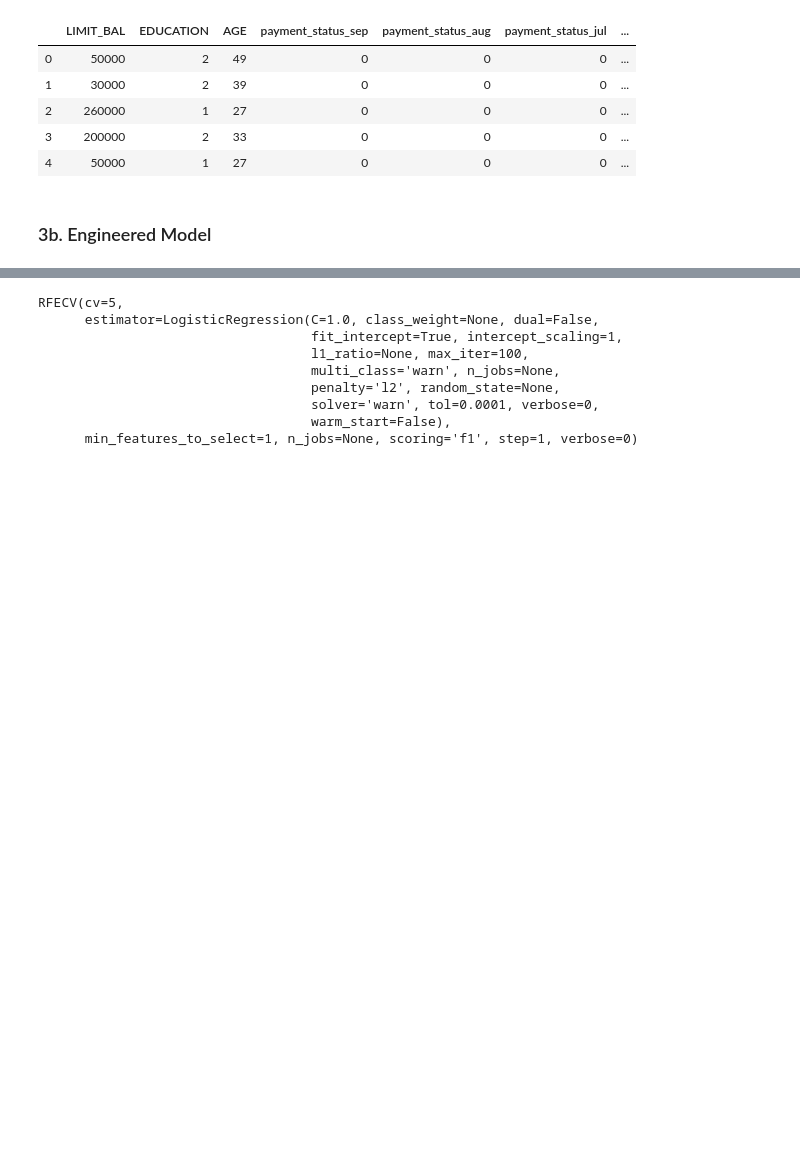
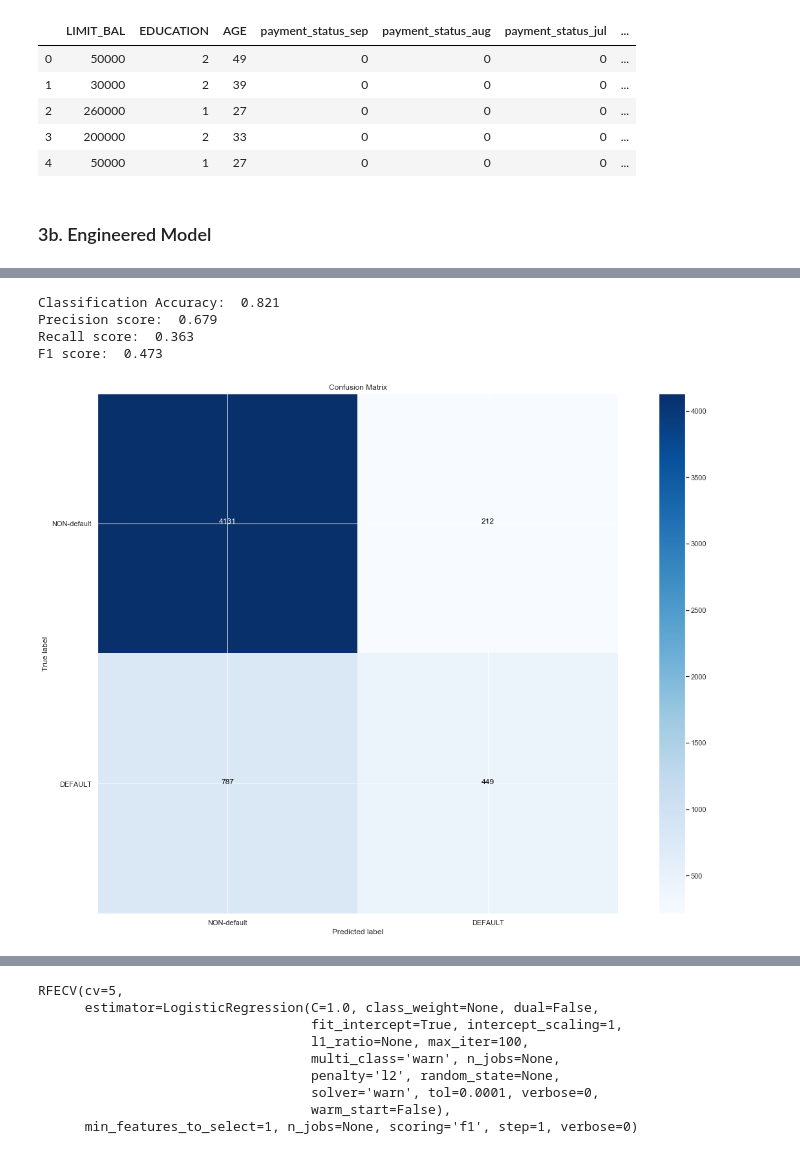
Before and after one commit to jmcneilkeller/Taiwanese_Credit_Card_Defaul, a Jupyter notebook: Taiwan_Repaired.ipynb, the cells around one changed output, grey strips where cells are left out. Saved outputs shown, nothing was run; the diff lists cells and outputs as text; code cells hidden in the pictures; blank space fills up the shorter version.

```diff
--- a/Taiwan_Repaired.ipynb
+++ b/Taiwan_Repaired.ipynb
@@ -720,0 +713,8 @@ F1 score:  0.464
+# %%
+xgbClass(X_dummy_train_scaled,y_dummy_train,X_dummy_test_scaled,y_dummy_test)
+# %% [output]
+Classification Accuracy:  0.821
+Precision score:  0.679
+Recall score:  0.363
+F1 score:  0.473
+[figure, added]
```
Also changed, not shown: parts of 17 cells of this notebook.
